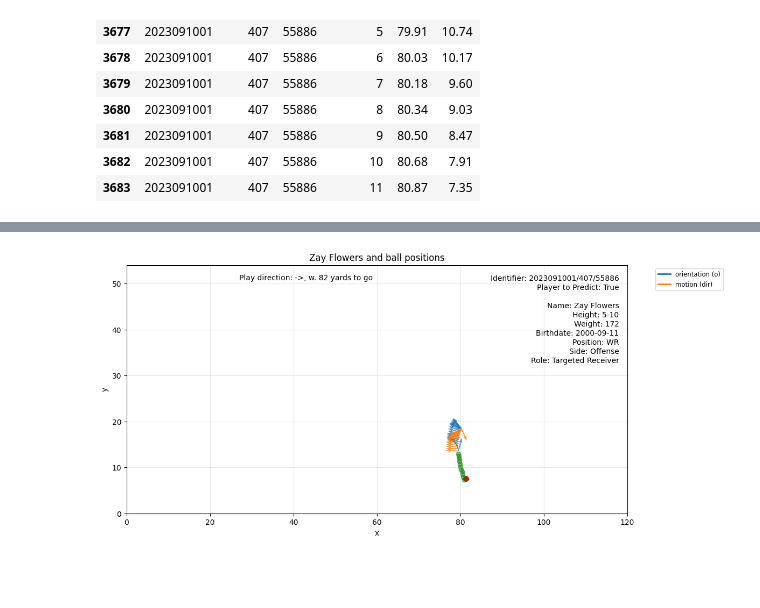
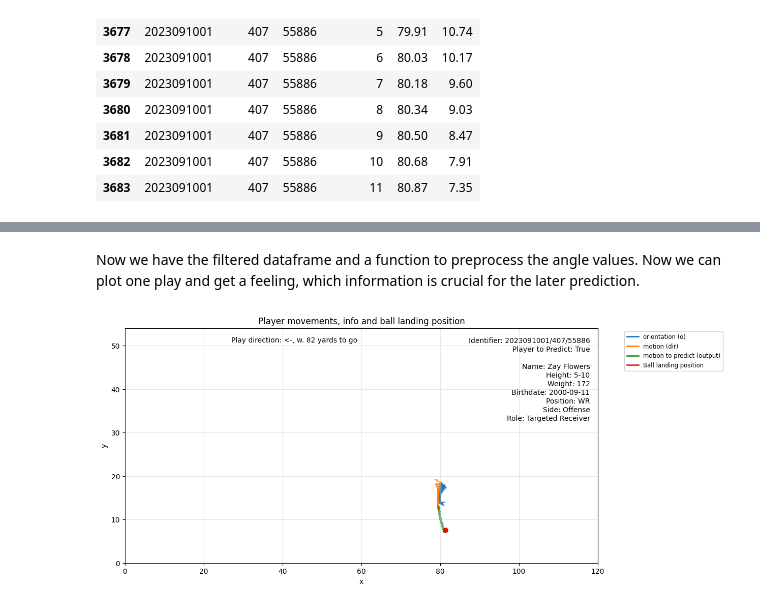
Before and after one commit to VirtualVale/04_kaggleNFL_trajectory_prediction, a Jupyter notebook: datawatch.ipynb, the cells around one changed output, grey strips where cells are left out. Saved outputs shown, nothing was run; the diff lists cells and outputs as text; code cells hidden in the pictures; blank space fills up the shorter version.

Commit message:
code extraction and finish of single player vis

```diff
--- a/datawatch.ipynb
+++ b/datawatch.ipynb
@@ -76,5 +67,6 @@ if len(zay_predict_df) != 0:
     print(f"game_id: {game_id}, play_id: {play_id}")
 else:
     print('No play with zay as targeted receiver.')
+    raise ValueError()
 # %% [output]
 game_id: 2023091001, play_id: 407
@@ -83,7 +77,7 @@ filtered_input_df = sample_input_df[
     (sample_input_df['game_id'] == game_id) &
     (sample_input_df['play_id'] == play_id) &
     (sample_input_df['nfl_id'] == zay_nfl_id)
-]
+].copy()
 filtered_input_df
 # %% [output]
 |  | game_id | play_id | player_to_predict | nfl_id | frame_id | play_direction | absolute_yardline_number | ... |
@@ -109,7 +105,7 @@ filtered_output_df = sample_output_df[
     (sample_output_df['game_id'] == game_id) &
     (sample_output_df['play_id'] == play_id) &
     (sample_output_df['nfl_id'] == zay_nfl_id)
-]
+].copy()
 filtered_output_df
 # %% [output]
 |  | game_id | play_id | nfl_id | frame_id | x | y |
@@ -126,0 +125,15 @@ filtered_output_df
+# %%
+
+def deg2arrowPosition(angles: Union[float, np.ndarray, pd.Series]) -> Tuple[np.ndarray, np.ndarray]:
+    """
+    Convert angle(s) in degrees to arrow components (dx, dy).
+    Accepts scalar, numpy array or pandas Series. Returns two numpy arrays.
+    """
+    theta = np.deg2rad(angles)
+    dx = np.sin(theta)
+    dy = np.cos(theta)
+    return np.asarray(dx), np.asarray(dy)
+
+test_dx, test_dy = deg2arrowPosition(45)
+plt.quiver([1, 1], [1, 1], [0, test_dx], [1, test_dy], angles='xy', scale_units='xy')
+plt.show()
@@ -127,56 +142,52 @@ filtered_output_df
+# %% [markdown]
+Now we have the filtered dataframe and a function to preprocess the angle values. Now we can plot one play and get a feeling, which information is crucial for the later prediction.
 # %%
-import matplotlib.pyplot as plt
-import numpy as np
-from matplotlib.lines import Line2D
+plt.figure(figsize=(12, 6))
 
-info_row = filtered_input_df.iloc[0]
+plt.xlim(0, 120)
+plt.ylim(0, 54)
+plt.xlabel('x')
+plt.ylabel('y')
+plt.title('Player movements, info and ball landing position')
+plt.grid(True, alpha=0.3)
 
-plt.figure(figsize=(12, 6))
-# draw arrows for orientation 'o'
-theta_o = np.deg2rad(filtered_input_df['o'].astype(float))
-dx_o = np.cos(theta_o) * 1.5  # arrow length scale
-dy_o = np.sin(theta_o) * 1.5
-
+dx_o, dy_o = deg2arrowPosition(filtered_input_df['o'])
 plt.quiver(filtered_input_df['x'], filtered_input_df['y'], dx_o, dy_o,
            angles='xy', scale_units='xy', scale=0.5,
            color='C0', alpha=0.8, width=0.002)
 
-# draw arrows for motion direction 'dir' (same scale so both are visible)
-theta_dir = np.deg2rad(filtered_input_df['dir'].astype(float))
-dx_dir = np.cos(theta_dir) * 1.5
-dy_dir = np.sin(theta_dir) * 1.5
-
+dx_dir, dy_dir = deg2arrowPosition(filtered_input_df['dir'])
 plt.quiver(filtered_input_df['x'], filtered_input_df['y'], dx_dir, dy_dir,
            angles='xy', scale_units='xy', scale=0.5,
            color='C1', alpha=0.8, width=0.002)
 
 # add a legend using proxy artists
 legend_elements = [
     Line2D([0], [0], color='C0', lw=2, label='orientation (o)'),
-    Line2D([0], [0], color='C1', lw=2, label='motion (dir)')
+    Line2D([0], [0], color='C1', lw=2, label='motion (dir)'),
+    Line2D([0], [0], color='C2', lw=2, label=f'motion to predict (output)'),
+    Line2D([0], [0], color='C3', lw=2, label=f'Ball landing position')
 ]
 plt.legend(handles=legend_elements, bbox_to_anchor=(1.05, 1), loc='upper left', fontsize='small')
 plt.scatter(filtered_input_df['ball_land_x'], filtered_input_df['ball_land_y'], c='red')
-plt.scatter(filtered_output_df['x'], filtered_output_df['y'], c='green', alpha=0.5)
-plt.xlim(0, 120)
-plt.ylim(0, 54)
-plt.xlabel('x')
-plt.ylabel('y')
-plt.title('Zay Flowers and ball positions')
-plt.grid(True, alpha=0.3)
+plt.scatter(filtered_output_df['x'], filtered_output_df['y'], c='green', alpha=0.5, s=10)
+
+if len(filtered_input_df) != 0:
+    info_row = filtered_input_df.iloc[0]
+else:
+    raise ValueError
 plt.text(118, 52, f"Identifier: {info_row['game_id']}/{info_row['play_id']}/{info_row['nfl_id']}", ha='right', va='top')
 plt.text(118, 50, f"Player to Predict: {info_row['player_to_predict']}", ha='right', va='top')
-
 plt.text(118, 46, f"Name: {info_row['player_name']}", ha='right', va='top')
 plt.text(118, 44, f"Height: {info_row['player_height']}", ha='right', va='top')
 plt.text(118, 42, f"Weight: {info_row['player_weight']}", ha='right', va='top')
 plt.text(118, 40, f"Birthdate: {info_row['player_birth_date']}", ha='right', va='top')
 plt.text(118, 38, f"Position: {info_row['player_position']}", ha='right', va='top')
 plt.text(118, 36, f"Side: {info_row['player_side']}", ha='right', va='top')
 plt.text(118, 34, f"Role: {info_row['player_role']}", ha='right', va='top')
 
-play_direction_symbol = '->' if info_row['play_direction'] == 'right' else '<-'
+play_direction_symbol = '<-' if info_row['play_direction'] == 'right' else '->'
 plt.text(59, 52, f"Play direction: {play_direction_symbol}, w. {info_row['absolute_yardline_number']} yards to go", ha='right', va='top')
 plt.show()
 # %% [output]
-[figure, old version]
+[figure, new version]
```
Also changed, not shown: parts of 15 cells of this notebook, 2 other files.
